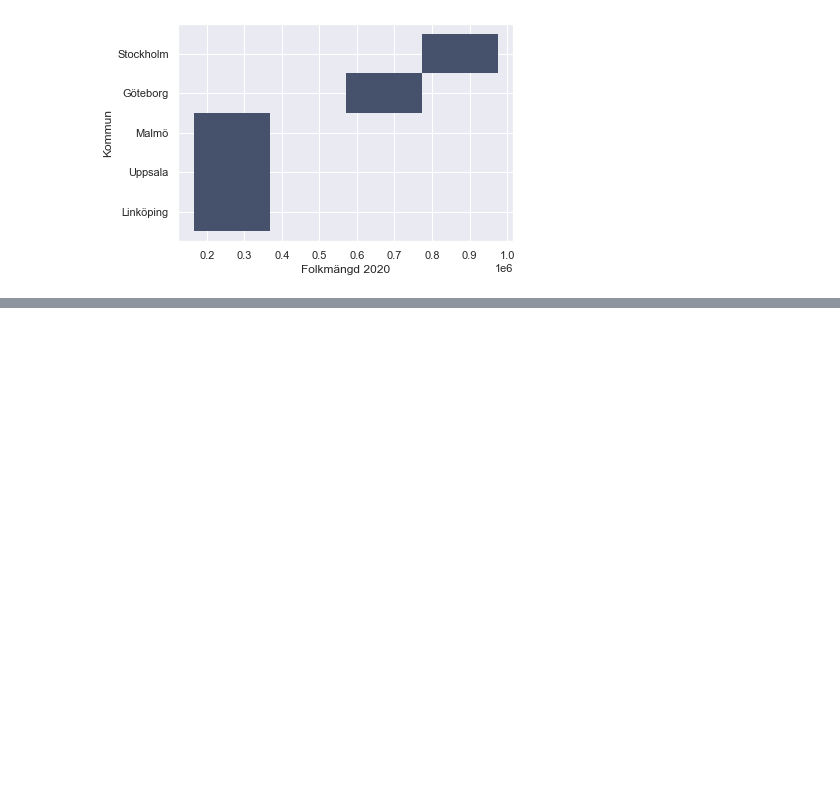
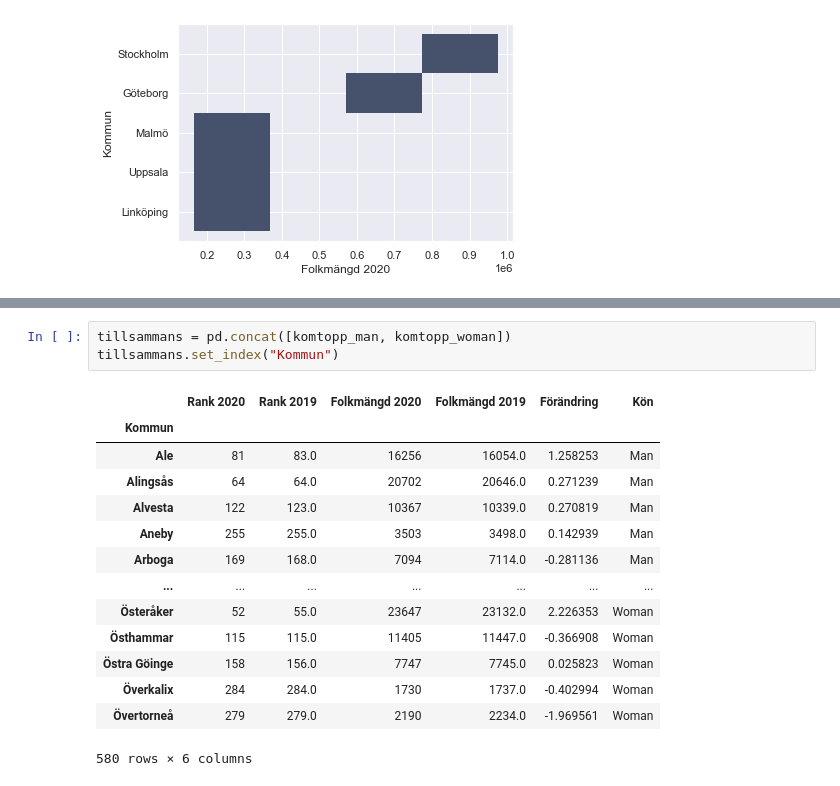
Before and after one commit to FHegardt/Databehandling_Fredrik_Hegardt, a Jupyter notebook: Exercises/01.basic.ipynb, the cells around one changed output, grey strips where cells are left out. Drawn from its saved outputs; the diff is of its cells as text; blank space fills up the shorter version.

```diff
--- a/Exercises/01.basic.ipynb
+++ b/Exercises/01.basic.ipynb
@@ -89,0 +139,18 @@ sns.histplot(data=komtopp_5,x="Folkmängd 2020", y = "Kommun", kde=True, multipl
+# %%
+tillsammans = pd.concat([komtopp_man, komtopp_woman])
+tillsammans.set_index("Kommun")
+# %% [output]
+|  | Rank 2020 | Rank 2019 | Folkmängd 2020 | Folkmängd 2019 | Förändring | Kön |
+| Kommun |  |  |  |  |  |  |
+| Ale | 81 | 83.0 | 16256 | 16054.0 | 1.258253 | Man |
+| Alingsås | 64 | 64.0 | 20702 | 20646.0 | 0.271239 | Man |
+| Alvesta | 122 | 123.0 | 10367 | 10339.0 | 0.270819 | Man |
+| Aneby | 255 | 255.0 | 3503 | 3498.0 | 0.142939 | Man |
+| Arboga | 169 | 168.0 | 7094 | 7114.0 | -0.281136 | Man |
+| ... | ... | ... | ... | ... | ... | ... |
+| Österåker | 52 | 55.0 | 23647 | 23132.0 | 2.226353 | Woman |
+| Östhammar | 115 | 115.0 | 11405 | 11447.0 | -0.366908 | Woman |
+| Östra Göinge | 158 | 156.0 | 7747 | 7745.0 | 0.025823 | Woman |
+| Överkalix | 284 | 284.0 | 1730 | 1737.0 | -0.402994 | Woman |
+| Övertorneå | 279 | 279.0 | 2190 | 2234.0 | -1.969561 | Woman |
+580 rows × 6 columns
```
Also changed, not shown: parts of 7 cells of this notebook.
